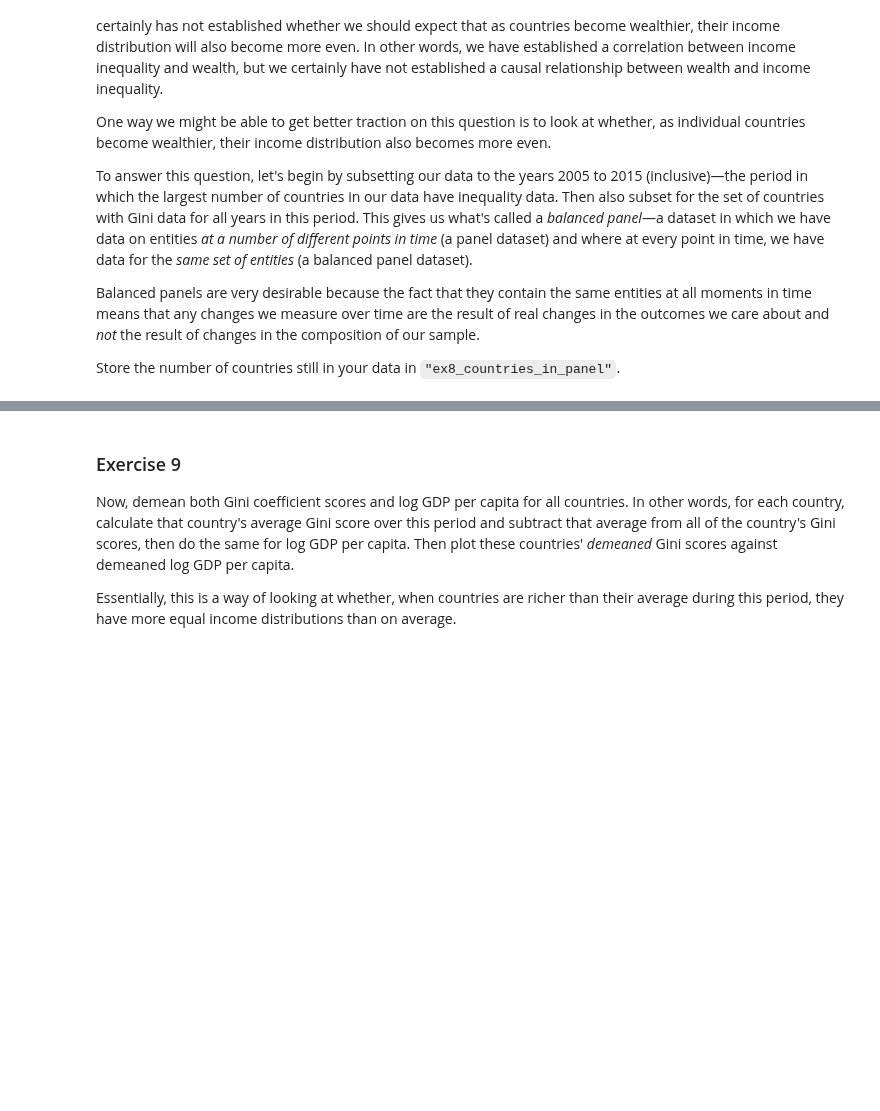
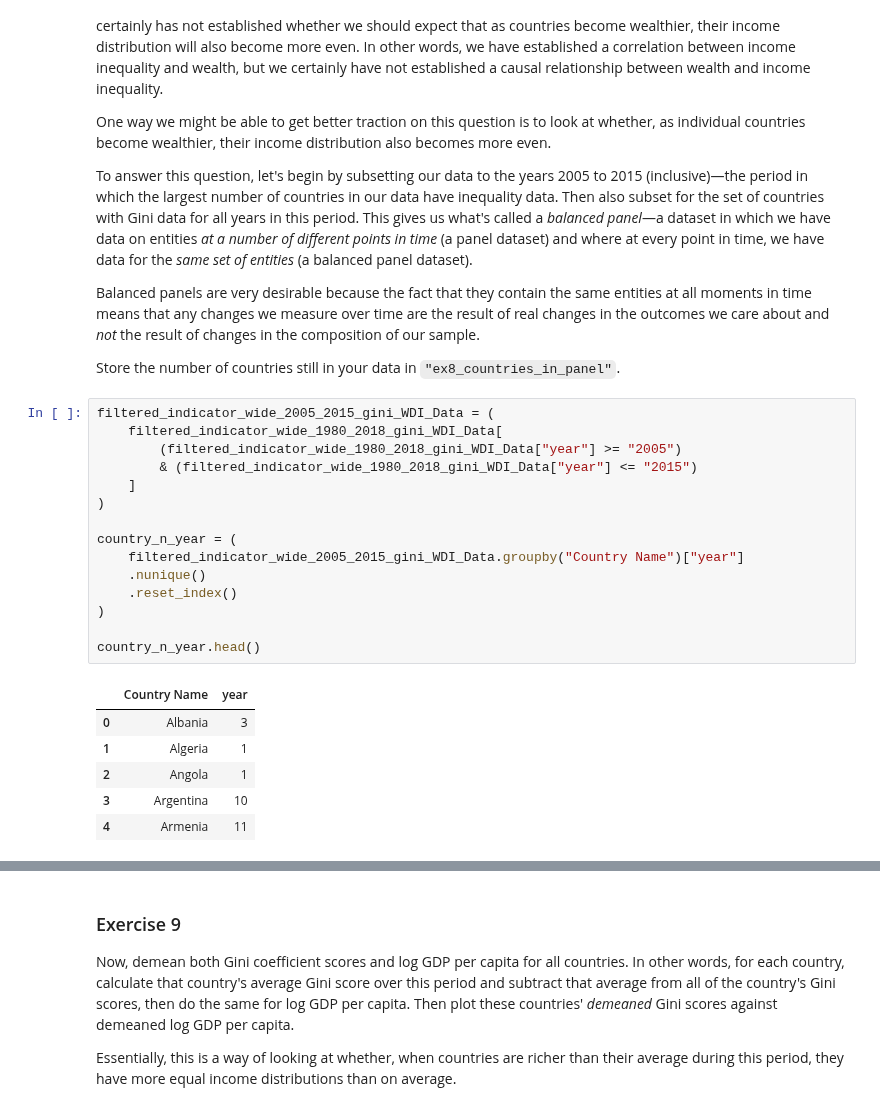
Before and after one commit to BarbaraPFloresRios/IDS720_PracticalDataScience, a Jupyter notebook: 20231109_ExerciseReshaping/Exercise_reshaping.ipynb, the cells around one changed output, grey strips where cells are left out. Drawn from its saved outputs; the diff is of its cells as text; blank space fills up the shorter version.

```diff
--- a/20231109_ExerciseReshaping/Exercise_reshaping.ipynb
+++ b/20231109_ExerciseReshaping/Exercise_reshaping.ipynb
@@ -260,3 +336,25 @@ To answer this question, let's begin by subsetting our data to the years 2005 to
 Balanced panels are very desirable because the fact that they contain the same entities at all moments in time means that any changes we measure over time are the result of real changes in the outcomes we care about and *not* the result of changes in the composition of our sample.
 
 Store the number of countries still in your data in `"ex8_countries_in_panel"`.
+# %%
+filtered_indicator_wide_2005_2015_gini_WDI_Data = (
+    filtered_indicator_wide_1980_2018_gini_WDI_Data[
+        (filtered_indicator_wide_1980_2018_gini_WDI_Data["year"] >= "2005")
+        & (filtered_indicator_wide_1980_2018_gini_WDI_Data["year"] <= "2015")
+    ]
+)
+
+country_n_year = (
+    filtered_indicator_wide_2005_2015_gini_WDI_Data.groupby("Country Name")["year"]
+    .nunique()
+    .reset_index()
+)
+
+country_n_year.head()
+# %% [output]
+|  | Country Name | year |
+| 0 | Albania | 3 |
+| 1 | Algeria | 1 |
+| 2 | Angola | 1 |
+| 3 | Argentina | 10 |
+| 4 | Armenia | 11 |
```
Also changed, not shown: parts of 11 cells of this notebook.
